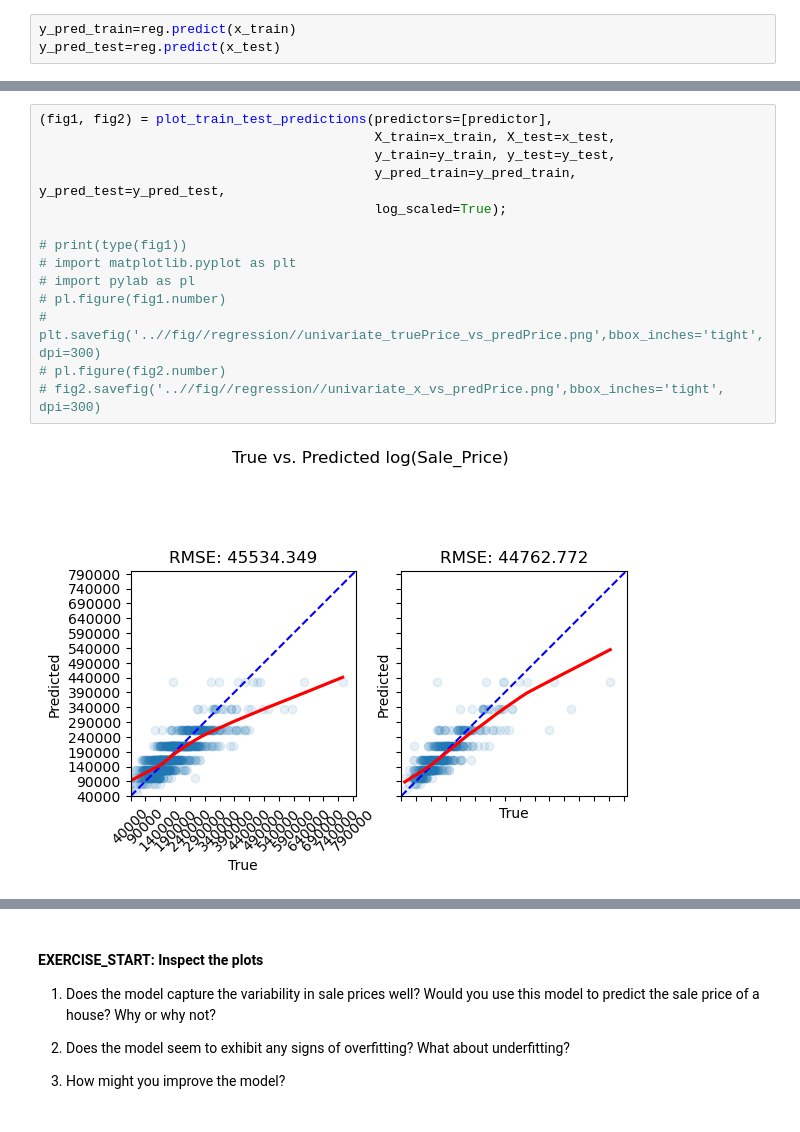
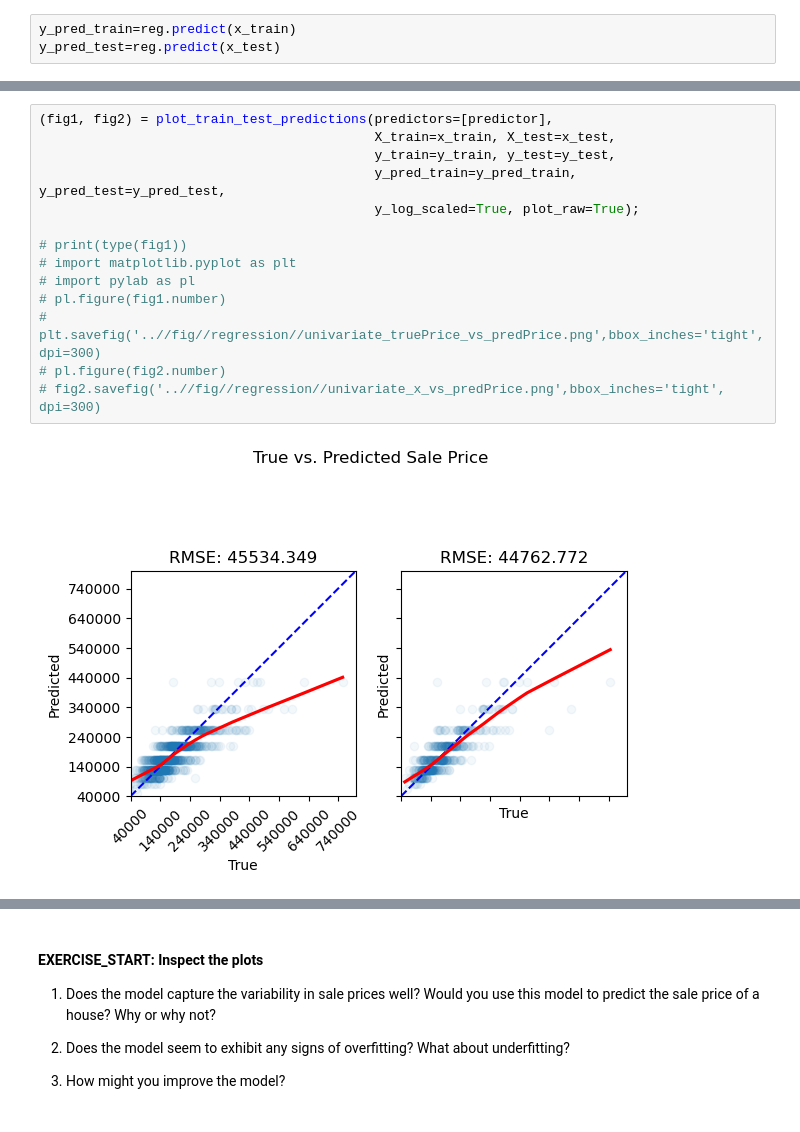
Before and after one commit to carpentries-incubator/high-dimensional-analysis-in-python, a Jupyter notebook: code/03-Regression-intro.ipynb, the cells around one changed output, grey strips where cells are left out. Cells and saved outputs as stored; diff of their text form.

```diff
--- a/code/03-Regression-intro.ipynb
+++ b/code/03-Regression-intro.ipynb
@@ -202,19 +202,19 @@ Type:      function
 # %%
 (fig1, fig2) = plot_train_test_predictions(predictors=[predictor],
                                            X_train=x_train, X_test=x_test,
                                            y_train=y_train, y_test=y_test,
                                            y_pred_train=y_pred_train, y_pred_test=y_pred_test,
-                                           log_scaled=True);
+                                           y_log_scaled=True, plot_raw=True);
 
 # print(type(fig1))
 # import matplotlib.pyplot as plt
 # import pylab as pl
 # pl.figure(fig1.number)
 # plt.savefig('..//fig//regression//univariate_truePrice_vs_predPrice.png',bbox_inches='tight', dpi=300)
 # pl.figure(fig2.number)
 # fig2.savefig('..//fig//regression//univariate_x_vs_predPrice.png',bbox_inches='tight', dpi=300)
 # %% [output]
-[figure, old version]
+[figure, new version]
 [figure]
 # %% [markdown]
 <img src="../fig/regression/univariate_truePrice_vs_predPrice.png"  align="left" width="40%" height="40%">
```
Also changed, not shown: parts of 11 cells of this notebook, 4 other files.
